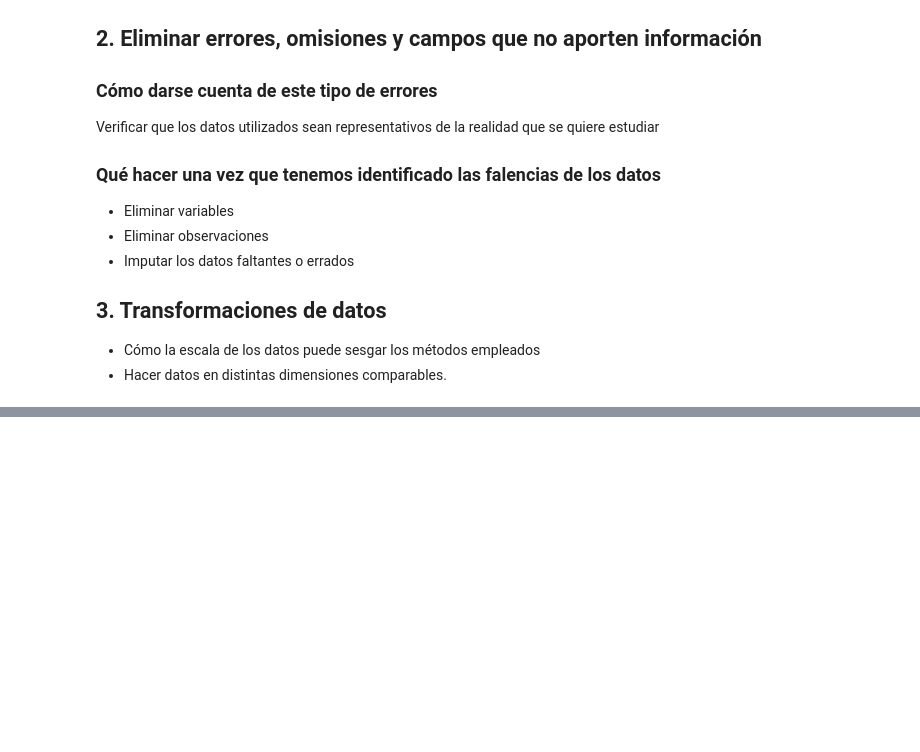
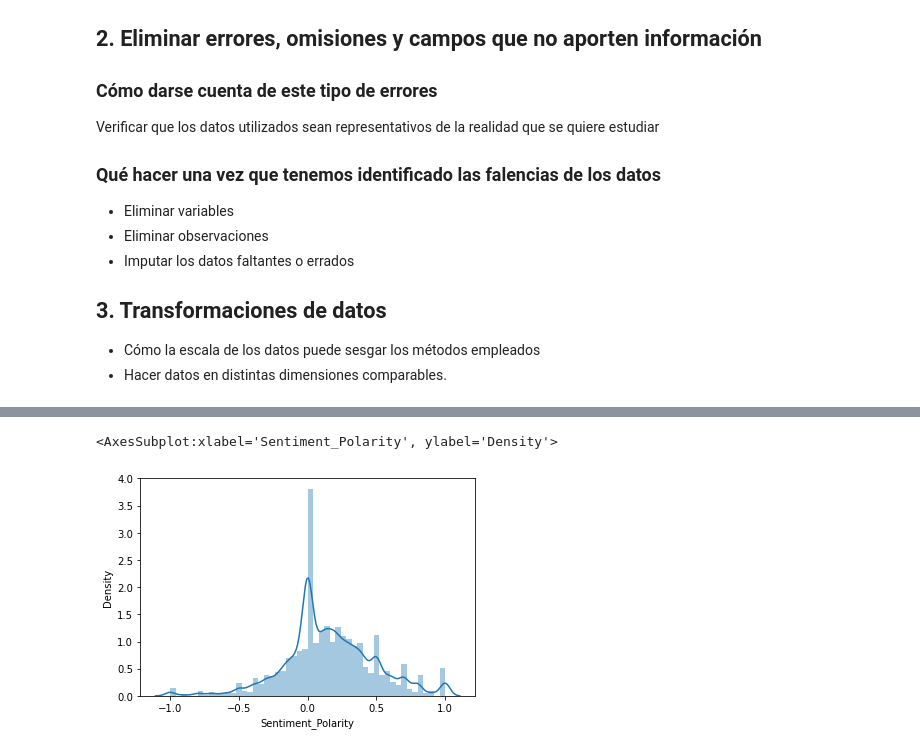
Before and after one commit to saguerraty/Aux-IN6531-, a Jupyter notebook: Aux 2 - preprocesamiento/Aux 2 - preprocesamiento.ipynb, the cells around one changed output, grey strips where cells are left out. Saved outputs shown, nothing was run; the diff lists cells and outputs as text; code cells hidden in the pictures; blank space fills up the shorter version.

```diff
--- a/Aux 2 - preprocesamiento/Aux 2 - preprocesamiento.ipynb
+++ b/Aux 2 - preprocesamiento/Aux 2 - preprocesamiento.ipynb
@@ -34,0 +326,11 @@ import pandas as pd
+# %%
+mode = merged_dfs['Sentiment_Polarity'].mode(dropna=True)
+
+copy_df = merged_dfs.copy()
+
+copy_df['Sentiment_Polarity'].fillna(mode, inplace=True)
+
+sns.distplot(copy_df['Sentiment_Polarity'])
+# %% [output]
+<AxesSubplot:xlabel='Sentiment_Polarity', ylabel='Density'>
+[figure, added]
```
Also changed, not shown: parts of 81 cells of this notebook, 1 other file.
